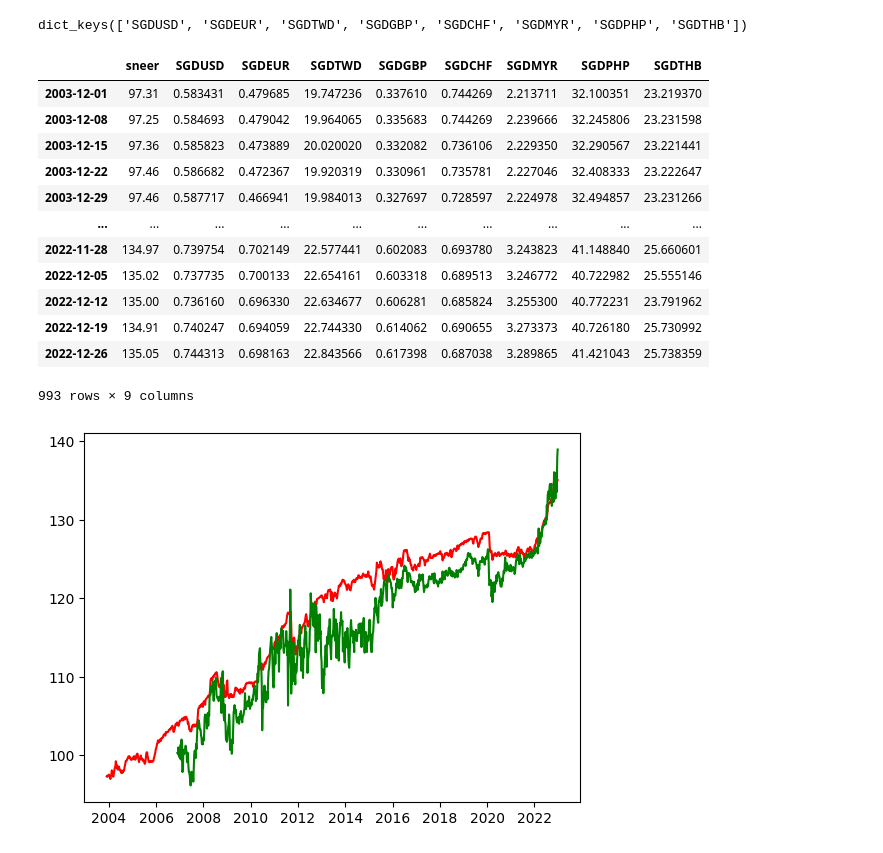
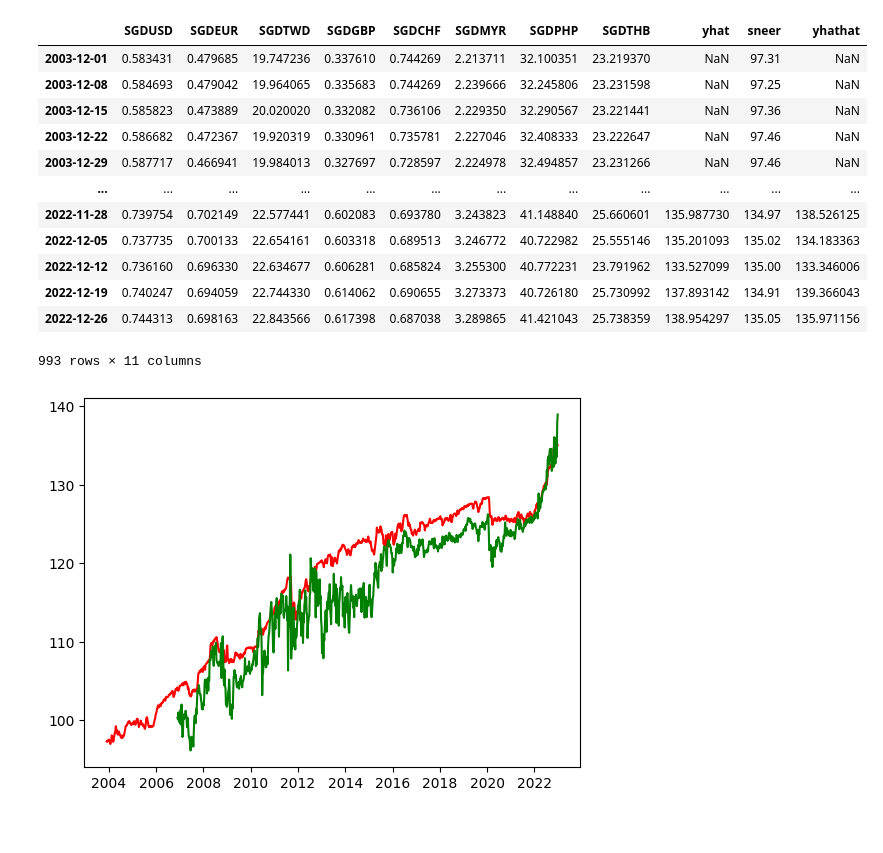
Before and after one commit to Yonasbo/Alpha-Database, a Jupyter notebook: Alpha/alpha.ipynb, the cells around one changed output. Cells and saved outputs as stored; diff of their text form; code cells hidden in the pictures.

```diff
--- a/Alpha/alpha.ipynb
+++ b/Alpha/alpha.ipynb
@@ -175,38 +185,0 @@ def build_constituent_df(fx_datas,daily_range,sneer_df):
-# %%
-fx_datas.keys()
-fx_datas_clean ={}
-for i in fx_datas.keys():
-    if (i[0:3]=='SGD')| any(i in x for x in ['USDPHP','USDMYR','USDTHB']) :
-        continue
-    df_trans = fx_datas[i].copy()
-    df_trans['Close']=1/df_trans['Close']
-    fx_datas_clean[i[3:6]+i[0:3]]=df_trans
-fx_datas_clean['SGDMYR']= get_SGD_cross(fx_datas['USDSGD'],fx_datas['USDMYR'])
-fx_datas_clean['SGDPHP']= get_SGD_cross(fx_datas['USDSGD'],fx_datas['USDPHP'])
-fx_datas_clean['SGDTHB']= get_SGD_cross(fx_datas['USDSGD'],fx_datas['USDTHB'])
-fx_datas_clean.keys()
-# %% [output]
-dict_keys(['SGDUSD', 'SGDEUR', 'SGDTWD', 'SGDGBP', 'SGDCHF', 'SGDMYR', 'SGDPHP', 'SGDTHB'])
-# %%
-sneer_filled =pd.DataFrame(index=daily_range).join(sneer_df).fillna(method="ffill")
-sneer_filled.index =sneer_filled.index.date
-
-for i in fx_datas_clean.keys():
-    test = fx_datas_clean[i].copy()
-    test.index = test.index.date
-    sneer_filled = sneer_filled.join(test, how='inner').rename(columns={'Close': i})
-sneer_filled
-# %% [output]
-|  | sneer | SGDUSD | SGDEUR | SGDTWD | SGDGBP | SGDCHF | SGDMYR | SGDPHP | SGDTHB |
-| 2003-12-01 | 97.31 | 0.583431 | 0.479685 | 19.747236 | 0.337610 | 0.744269 | 2.213711 | 32.100351 | 23.219370 |
-| 2003-12-08 | 97.25 | 0.584693 | 0.479042 | 19.964065 | 0.335683 | 0.744269 | 2.239666 | 32.245806 | 23.231598 |
-| 2003-12-15 | 97.36 | 0.585823 | 0.473889 | 20.020020 | 0.332082 | 0.736106 | 2.229350 | 32.290567 | 23.221441 |
-| 2003-12-22 | 97.46 | 0.586682 | 0.472367 | 19.920319 | 0.330961 | 0.735781 | 2.227046 | 32.408333 | 23.222647 |
-| 2003-12-29 | 97.46 | 0.587717 | 0.466941 | 19.984013 | 0.327697 | 0.728597 | 2.224978 | 32.494857 | 23.231266 |
-| ... | ... | ... | ... | ... | ... | ... | ... | ... | ... |
-| 2022-11-28 | 134.97 | 0.739754 | 0.702149 | 22.577441 | 0.602083 | 0.693780 | 3.243823 | 41.148840 | 25.660601 |
-| 2022-12-05 | 135.02 | 0.737735 | 0.700133 | 22.654161 | 0.603318 | 0.689513 | 3.246772 | 40.722982 | 25.555146 |
-| 2022-12-12 | 135.00 | 0.736160 | 0.696330 | 22.634677 | 0.606281 | 0.685824 | 3.255300 | 40.772231 | 23.791962 |
-| 2022-12-19 | 134.91 | 0.740247 | 0.694059 | 22.744330 | 0.614062 | 0.690655 | 3.273373 | 40.726180 | 25.730992 |
-| 2022-12-26 | 135.05 | 0.744313 | 0.698163 | 22.843566 | 0.617398 | 0.687038 | 3.289865 | 41.421043 | 25.738359 |
-993 rows × 9 columns
@@ -272 +186,42 @@ predictions["yhathat"] = predictions["yhat"] + predictions["bias"].shift(1)
+# %%
+
+sneer_df = pd.DataFrame()
+for i in range (1999 , 2022 , 2) :
+    datapath =ROOT_DIR+"/S$NEER_202301.xlsx"
+    period_df = mas_sneer_fomatter( f"{ datapath }",str(i)+'-'+str(i+1)).set_index("datetime")
+    sneer_df = pd.concat([sneer_df,period_df])
+
+
+tickers = ["SGDCNY", "USDSGD", "EURSGD", "TWDSGD", "SGDJPY", "SGDINR", "GBPSGD", "CHFSGD","USDPHP","USDTHB",'USDMYR']
+daily_range = pd.date_range (
+start = sneer_df.index . values [0] ,
+end = sneer_df.index . values [ -1] ,
+freq ="D",
+tz = pytz.utc
+)
+fx_datas = load_data_fx(daily_range,tickers)
+df, regressors = build_constituent_df(fx_datas,daily_range,sneer_df)
+
+sample_predictions , models , model_dates = regression_analysis( regressors =regressors , df = df )
+
+continuous_predictions , weights = get_continuous_predictions(daily_range = daily_range ,
+                                                                fx_datas = fx_datas ,
+                                                                models = models ,
+                                                                model_dates = model_dates ,
+                                                                sneer_df=sneer_df)
+continuous_predictions
+# %% [output]
+|  | SGDUSD | SGDEUR | SGDTWD | SGDGBP | SGDCHF | SGDMYR | SGDPHP | SGDTHB | yhat | sneer | yhathat |
+| 2003-12-01 | 0.583431 | 0.479685 | 19.747236 | 0.337610 | 0.744269 | 2.213711 | 32.100351 | 23.219370 | NaN | 97.31 | NaN |
+| 2003-12-08 | 0.584693 | 0.479042 | 19.964065 | 0.335683 | 0.744269 | 2.239666 | 32.245806 | 23.231598 | NaN | 97.25 | NaN |
+| 2003-12-15 | 0.585823 | 0.473889 | 20.020020 | 0.332082 | 0.736106 | 2.229350 | 32.290567 | 23.221441 | NaN | 97.36 | NaN |
+| 2003-12-22 | 0.586682 | 0.472367 | 19.920319 | 0.330961 | 0.735781 | 2.227046 | 32.408333 | 23.222647 | NaN | 97.46 | NaN |
+| 2003-12-29 | 0.587717 | 0.466941 | 19.984013 | 0.327697 | 0.728597 | 2.224978 | 32.494857 | 23.231266 | NaN | 97.46 | NaN |
+| ... | ... | ... | ... | ... | ... | ... | ... | ... | ... | ... | ... |
+| 2022-11-28 | 0.739754 | 0.702149 | 22.577441 | 0.602083 | 0.693780 | 3.243823 | 41.148840 | 25.660601 | 135.987730 | 134.97 | 138.526125 |
+| 2022-12-05 | 0.737735 | 0.700133 | 22.654161 | 0.603318 | 0.689513 | 3.246772 | 40.722982 | 25.555146 | 135.201093 | 135.02 | 134.183363 |
+| 2022-12-12 | 0.736160 | 0.696330 | 22.634677 | 0.606281 | 0.685824 | 3.255300 | 40.772231 | 23.791962 | 133.527099 | 135.00 | 133.346006 |
+| 2022-12-19 | 0.740247 | 0.694059 | 22.744330 | 0.614062 | 0.690655 | 3.273373 | 40.726180 | 25.730992 | 137.893142 | 134.91 | 139.366043 |
+| 2022-12-26 | 0.744313 | 0.698163 | 22.843566 | 0.617398 | 0.687038 | 3.289865 | 41.421043 | 25.738359 | 138.954297 | 135.05 | 135.971156 |
+993 rows × 11 columns
 # %%
```
Also changed, not shown: parts of 17 cells of this notebook, 1 other file.
